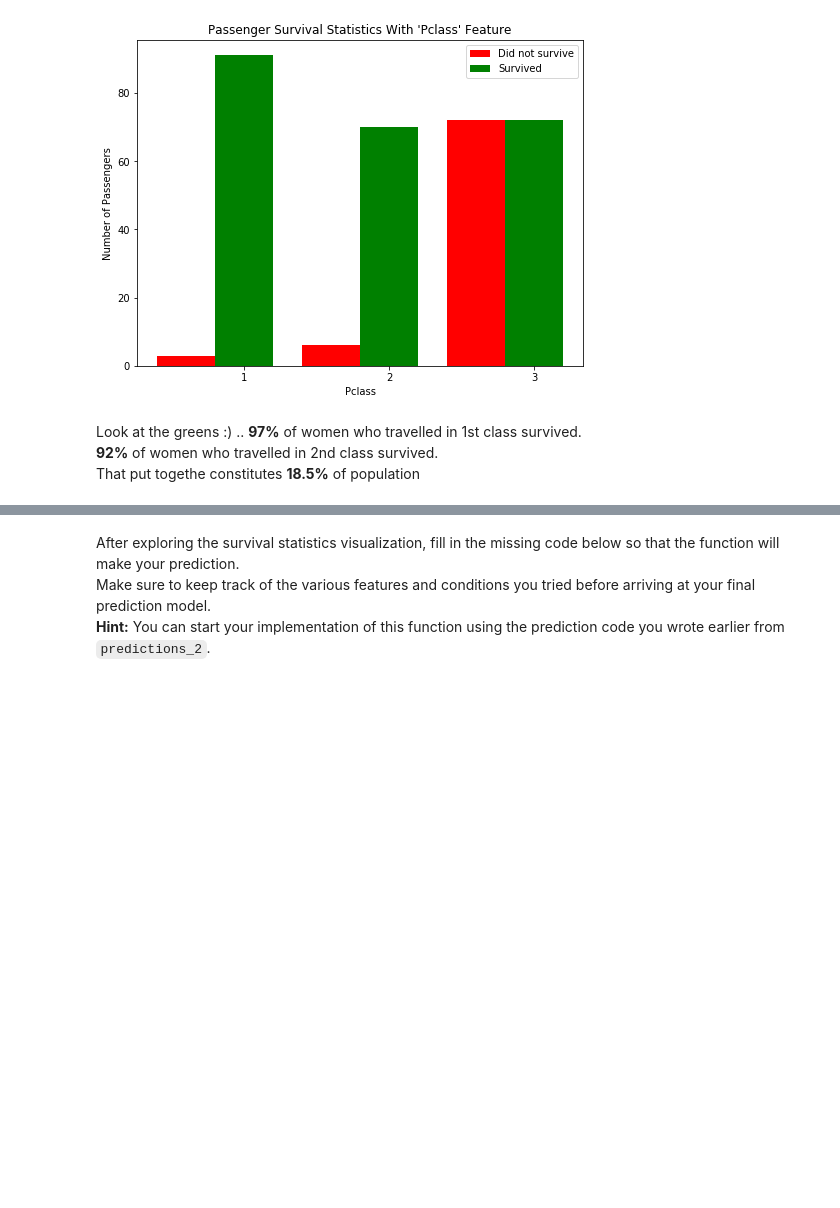
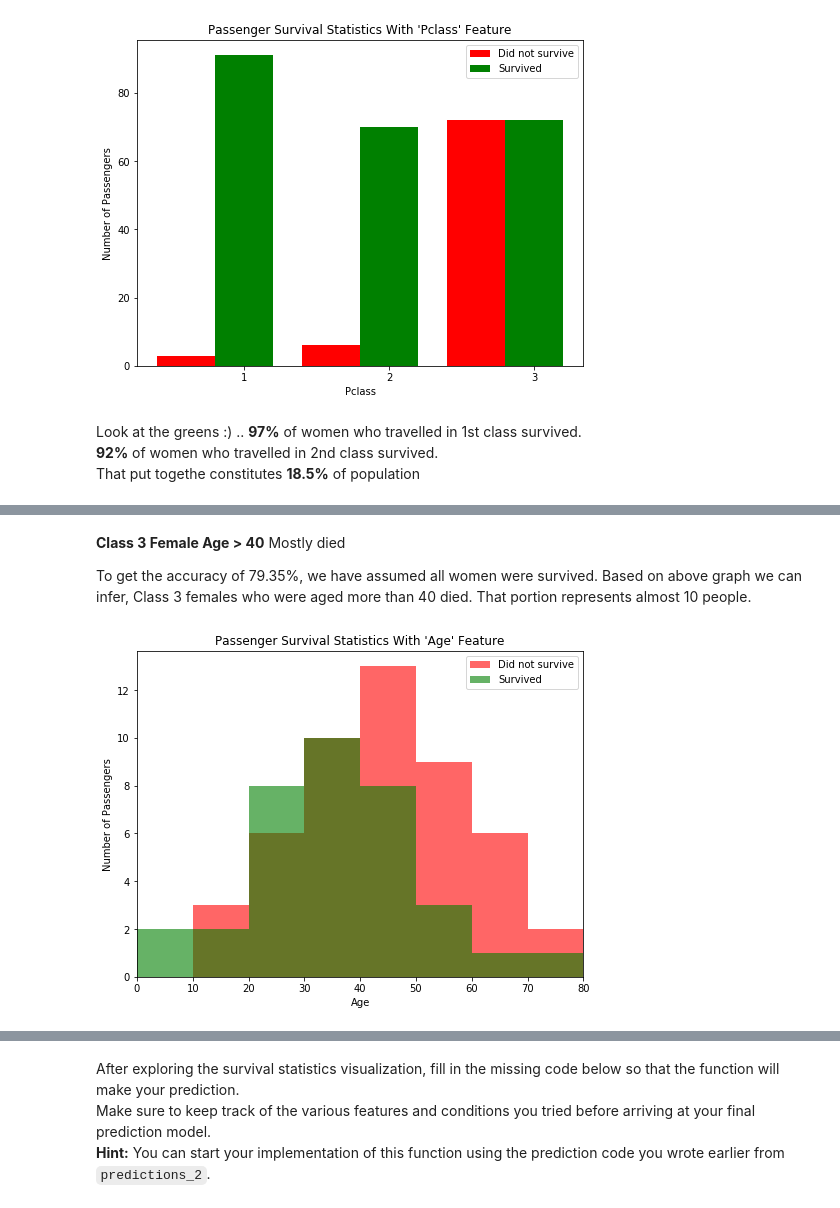
Before and after one commit to karthikcs/machine-learning, a Jupyter notebook: projects/titanic_survival_exploration/titanic_survival_exploration.ipynb, the cells around one changed output, grey strips where cells are left out. Cells and saved outputs as stored; diff of their text form; code cells hidden in the pictures; blank space fills up the shorter version.

Commit message:
Accuracy 81.37%

```diff
--- a/projects/titanic_survival_exploration/titanic_survival_exploration.ipynb
+++ b/projects/titanic_survival_exploration/titanic_survival_exploration.ipynb
@@ -301,0 +289,8 @@ By looking at the above graph, we can infer **85%** of people who travelled in 3
+# %% [markdown]
+**Class 3 Female Age > 40** Mostly died
+
+To get the accuracy of 79.35%, we have assumed all women were survived. Based on above graph we can infer, Class 3 females who were aged more than 40 died. That portion represents almost 10 people.
+# %%
+vs.survival_stats(data, outcomes, 'Age', ["Sex == 'male'", "Pclass == 1", "Cabin1 == 1"])
+# %% [output]
+[figure, added]
```
Also changed, not shown: parts of 17 cells of this notebook.
